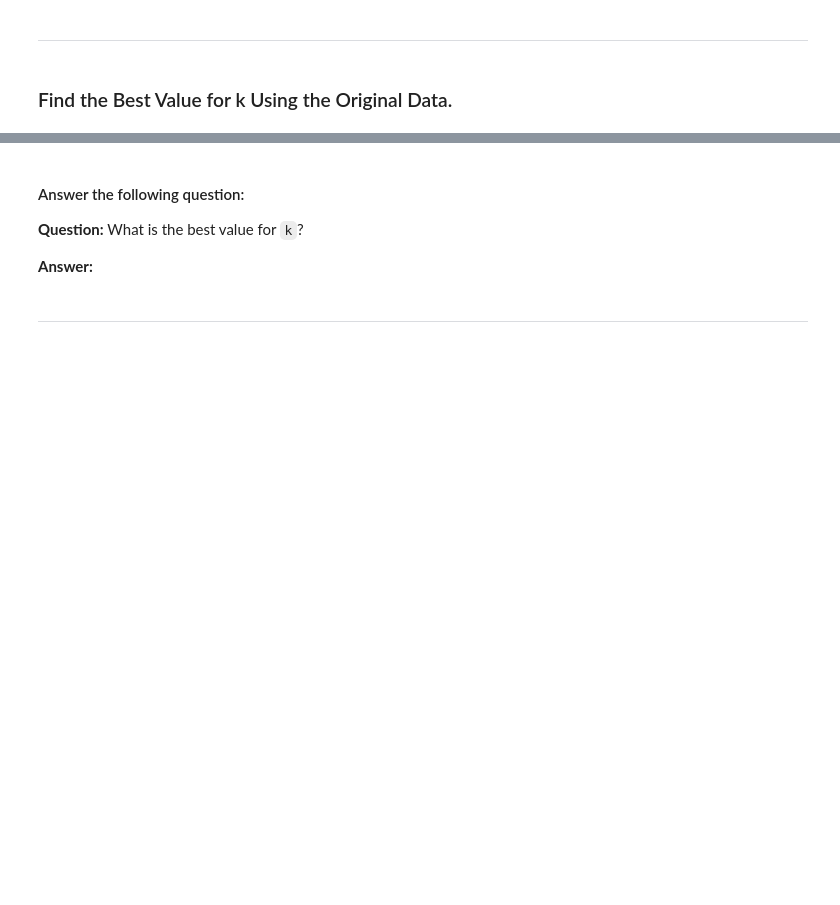
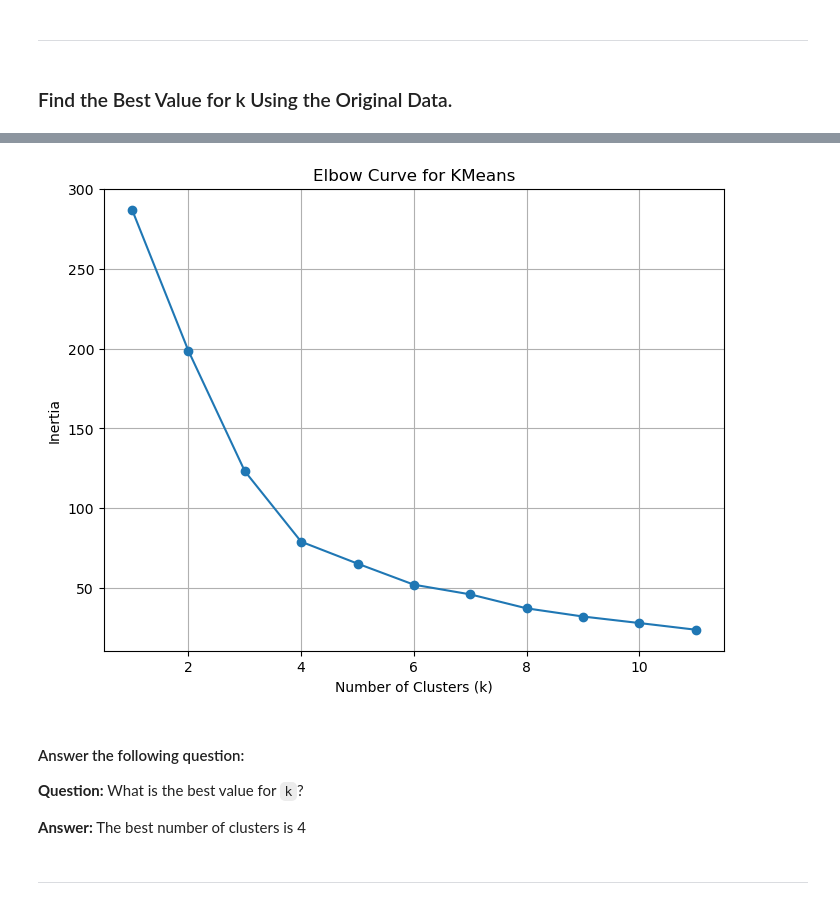
Before and after one commit to ashley-ley/CryptoClustering, a Jupyter notebook: Crypto_Clustering.ipynb, the cells around one changed output, grey strips where cells are left out. Cells and saved outputs as stored; diff of their text form; code cells hidden in the pictures; blank space fills up the shorter version.

```diff
--- a/Crypto_Clustering.ipynb
+++ b/Crypto_Clustering.ipynb
@@ -58,2 +78,9 @@ df_market_data.hvplot.line(
 # %%
 # Use the `StandardScaler()` module from scikit-learn to normalize the data from the CSV file
+scaler = StandardScaler()
+
+scaler.fit(df_market_data)
+
+normalized_data = scaler.transform(df_market_data)
+
+normalized_data = scaler.fit(df_market_data)
@@ -73,3 +125,4 @@ df_market_data.hvplot.line(
 ### Find the Best Value for k Using the Original Data.
 # %%
 # Create a list with the number of k-values from 1 to 11
+k_values = list(range(1, 12))
@@ -76,14 +140,23 @@ df_market_data.hvplot.line(
 # %%
 # Create an empty list to store the inertia values
-
+inertia_values = []
 
 # Create a for loop to compute the inertia with each possible value of k
-# Inside the loop:
-# 1. Create a KMeans model using the loop counter for the n_clusters
-# 2. Fit the model to the data using `df_market_data_scaled`
-# 3. Append the model.inertia_ to the inertia list
+for k in k_values:
+    # Create a KMeans model using the loop counter for the n_clusters
+    kmeans = KMeans(n_clusters=k, random_state=0, n_init=10)  # You can adjust random_state as needed
+
+    # Fit the model to the scaled data (scaled_df)
+    kmeans.fit(scaled_df)  # You should fit it to the scaled data, not the StandardScaler object
+
+    # Append the model.inertia_ to the inertia list
+    inertia_values.append(kmeans.inertia_)
 # %%
 # Create a dictionary with the data to plot the Elbow curve
-
+elbow_data = {'k': k_values, 'inertia': inertia_values}
 
 # Create a DataFrame with the data to plot the Elbow curve
+elbow_df = pd.DataFrame(elbow_data)
+
+# Display the DataFrame
+print(elbow_df)
@@ -93,9 +176,26 @@ df_market_data.hvplot.line(
+# %%
+# Plot a line chart with the inertia values
+plt.figure(figsize=(8, 6))
+
+# Plot the line chart
+plt.plot(elbow_df['k'], elbow_df['inertia'], marker='o')
+
+# Customize the plot
+plt.title('Elbow Curve for KMeans')
+plt.xlabel('Number of Clusters (k)')
+plt.ylabel('Inertia')
+plt.grid(True)
+
+# Display the plot
+plt.show()
+# %% [output]
+[figure, added]
 # %% [markdown]
 #### Answer the following question:
 
 **Question:** What is the best value for `k`?
 
-**Answer:**
+**Answer:** The best number of clusters is 4
 # %% [markdown]
 ---
 # %% [markdown]
```
Also changed, not shown: parts of 13 cells of this notebook.
